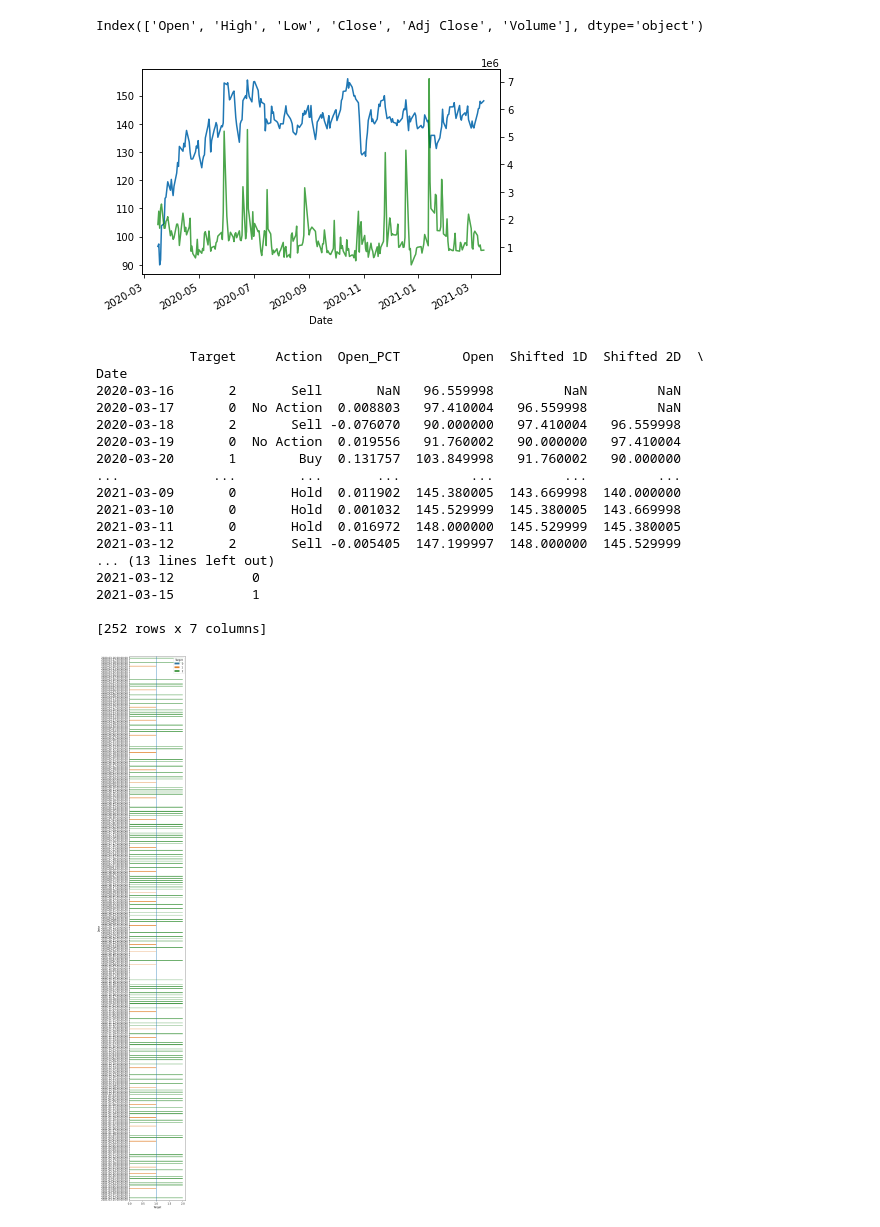
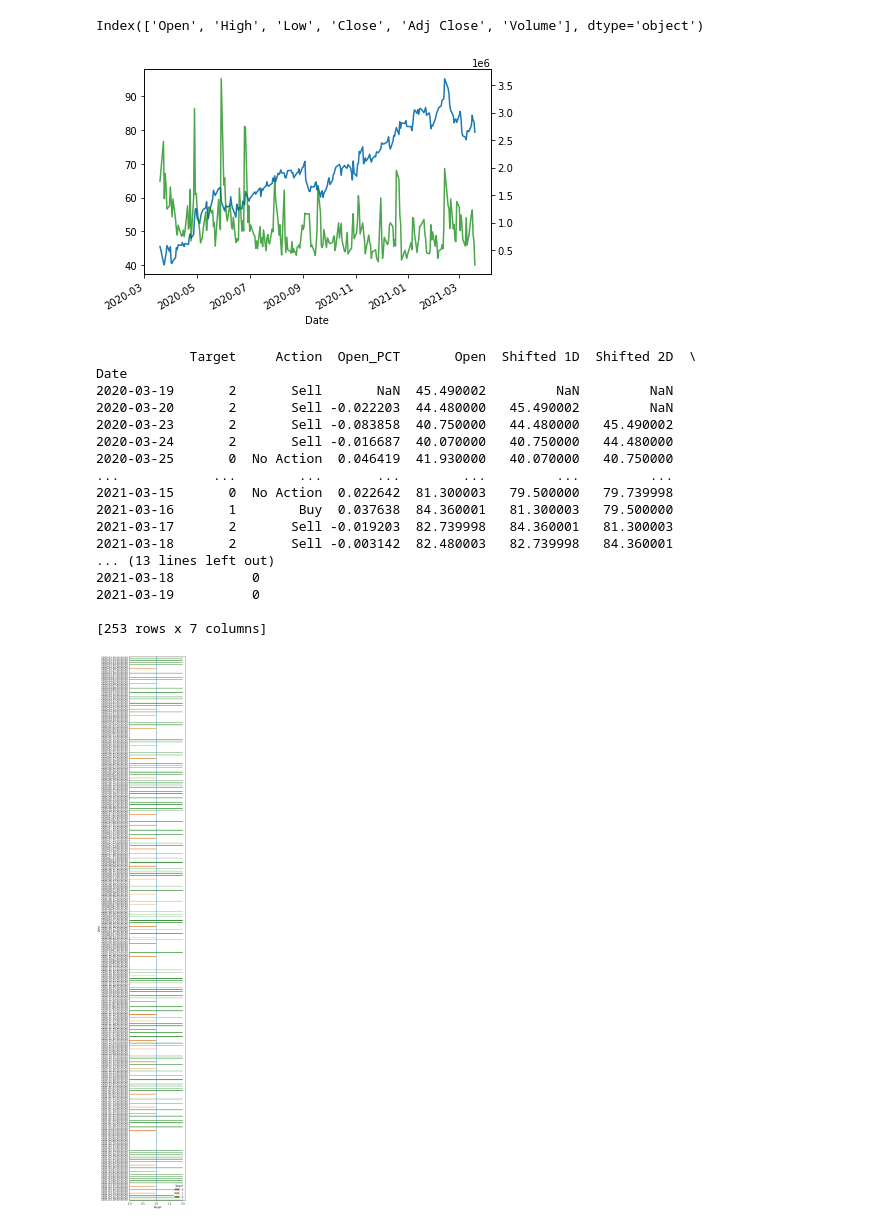
Before and after one commit to Andru-1987/python-deep-learning, a Jupyter notebook: Google timeseries.ipynb, the cells around one changed output. Saved outputs shown, nothing was run; the diff lists cells and outputs as text; code cells hidden in the pictures.

```diff
--- a/Google timeseries.ipynb
+++ b/Google timeseries.ipynb
@@ -6,31 +6,34 @@ import numpy as np
 # %%
 google=pd.read_csv('GOOG.csv',parse_dates=['Date'],index_col='Date')
 netflix=pd.read_csv('nflx.csv',parse_dates=['Date'],index_col='Date')
 nio=pd.read_csv('nio.csv',parse_dates=['Date'],index_col='Date')
 dominos=pd.read_csv('dpz.csv',parse_dates=['Date'],index_col='Date')
 disney=pd.read_csv('dis.csv',parse_dates=['Date'],index_col='Date')
 apple=pd.read_csv('aapl.csv',parse_dates=['Date'],index_col='Date')
 vmware=pd.read_csv('VMW.csv',parse_dates=['Date'],index_col='Date')
 microsoft=pd.read_csv('MSFT.csv',parse_dates=['Date'],index_col='Date')
 sp500=pd.read_csv('sp500.csv',parse_dates=['Date'],index_col='Date')
+cisco=pd.read_csv('CSCO.csv',parse_dates=['Date'],index_col='Date')
+tesla=pd.read_csv('TSLA.csv',parse_dates=['Date'],index_col='Date')
+cgnx=pd.read_csv('CGNX.csv',parse_dates=['Date'],index_col='Date')
 
-df=vmware.copy()
+df=cgnx.copy()
 
 #df['Date']=pd.to_datetime(df['Date'])
 #df=df.set_index('Date')
 df=df.sort_values(by='Date',ascending=True)
 print(df.columns)
 fig,ax=plt.subplots(figsize=(6,4))
 df['Open'].plot(ax=ax)
 twin_ax=ax.twinx()
 
 df['Volume'].plot(ax=twin_ax, c='green', alpha=0.7)
 plt.xticks(rotation=90)
 plt.tight_layout()
 plt.show()
 # %% [output]
 Index(['Open', 'High', 'Low', 'Close', 'Adj Close', 'Volume'], dtype='object')
-[figure, old version]
+[figure, new version]
 # %%
 #df=df.asfreq('B').fillna(0)
 #for key, item in df.iterrows():
@@ -63,23 +66,23 @@ for index in range(len(df)):
 
 print(df[['Target','Action','Open_PCT','Open','Shifted 1D','Shifted 2D','Buy_Count']])
 # %% [output]
-            Target     Action  Open_PCT        Open  Shifted 1D  Shifted 2D  \
+            Target     Action  Open_PCT       Open  Shifted 1D  Shifted 2D  \
 Date
-2020-03-16       2       Sell       NaN   96.559998         NaN         NaN
-2020-03-17       0  No Action  0.008803   97.410004   96.559998         NaN
-2020-03-18       2       Sell -0.076070   90.000000   97.410004   96.559998
-2020-03-19       0  No Action  0.019556   91.760002   90.000000   97.410004
-2020-03-20       1        Buy  0.131757  103.849998   91.760002   90.000000
-...            ...        ...       ...         ...         ...         ...
-2021-03-09       0       Hold  0.011902  145.380005  143.669998  140.000000
-2021-03-10       0       Hold  0.001032  145.529999  145.380005  143.669998
-2021-03-11       0       Hold  0.016972  148.000000  145.529999  145.380005
-2021-03-12       2       Sell -0.005405  147.199997  148.000000  145.529999
+2020-03-19       2       Sell       NaN  45.490002         NaN         NaN
+2020-03-20       2       Sell -0.022203  44.480000   45.490002         NaN
+2020-03-23       2       Sell -0.083858  40.750000   44.480000   45.490002
+2020-03-24       2       Sell -0.016687  40.070000   40.750000   44.480000
+2020-03-25       0  No Action  0.046419  41.930000   40.070000   40.750000
+...            ...        ...       ...        ...         ...         ...
+2021-03-15       0  No Action  0.022642  81.300003   79.500000   79.739998
+2021-03-16       1        Buy  0.037638  84.360001   81.300003   79.500000
+2021-03-17       2       Sell -0.019203  82.739998   84.360001   81.300003
+2021-03-18       2       Sell -0.003142  82.480003   82.739998   84.360001
 ... (13 lines left out)
-2021-03-12          0
-2021-03-15          1
+2021-03-18          0
+2021-03-19          0
 
-[252 rows x 7 columns]
+[253 rows x 7 columns]
 # %%
 colors=[]
 [colors.append('Red') if x=='2' else colors.append('Green') if x==1 else colors.append('White') for x in df['Target']]
@@ -89,7 +92,7 @@ sns.barplot(data=df, x='Target', y=df.index, hue='Target')
 plt.axvline(x=1, ymin=0, ymax=1)
 plt.show()
 # %% [output]
-[figure, old version]
+[figure, new version]
 # %%
 def create_pig_table(basetable, target, variable):
 
```
Also changed, not shown: parts of 7 cells of this notebook, 5 other files.
